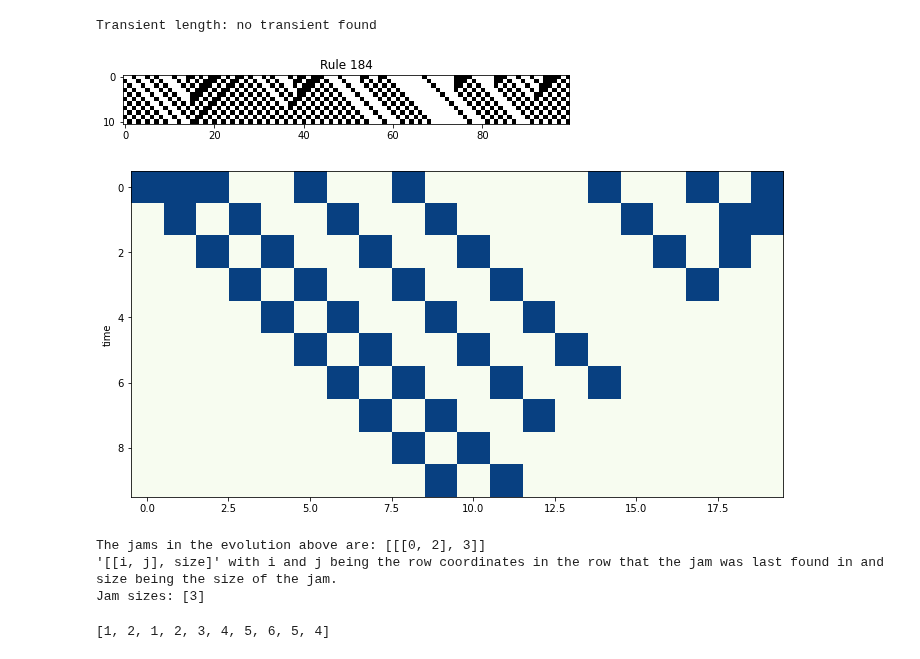
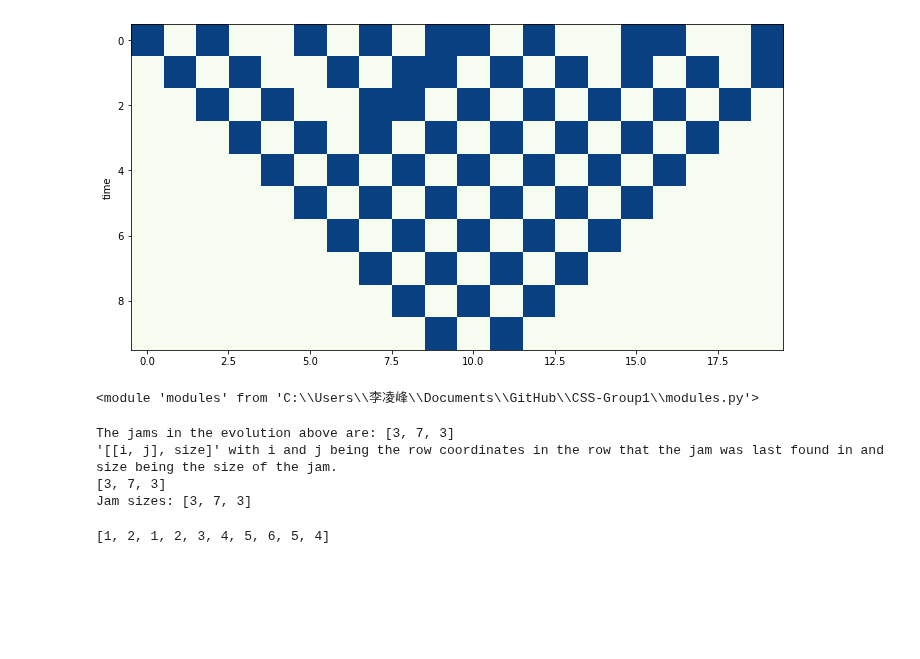
Before and after one commit to ThomasTenDamme/CSS-Group1, a Jupyter notebook: nb_lingfeng_version.ipynb, the cells around one changed output. Drawn from its saved outputs; the diff is of its cells as text; code cells hidden in the pictures; blank space fills up the shorter version.

```diff
--- a/nb_lingfeng_version.ipynb
+++ b/nb_lingfeng_version.ipynb
@@ -12,53 +16,36 @@ import matplotlib.pyplot as plt
-# %%
-ca_184 = CA()
-
-p = 0.5
-L = 100
-initial_state = ca_184.gen_initial_state_bernoulli(L, p)
-lambda_parameter, evolution = ca_184.gen_CA(L, r=1, k=2, dec_rule=184, t_end=10, s_q='0')
-transient_length = ca_184.calculate_transient_length()
-
-plt.figure(figsize=(8,10))
-plt.title(f'Rule 184')
-plt.imshow(evolution, cmap='binary')
-
-print(f"Transient length: {transient_length}")
-# %% [output]
-Transient length: no transient found
-[figure, removed]
+# %%
+p = 0.5
+L = 20
+T = int(L / 2)
+initial_state = modules.gen_initial_state_bernoulli(L, p)
+
+# print(cellular_automaton)
+cellular_automaton = cpl.evolve(initial_state, timesteps=T, memoize=True, apply_rule=lambda n, c, t: cpl.nks_rule(n, rule=184))
+cellular_automaton = modules.triangulize_evolution(cellular_automaton)
+
+fig, ax = plt.subplots(figsize=(12, 6))  # Adjust the size as needed
+cpl.plot(cellular_automaton, colormap='GnBu')
+# %% [output]
+[figure, added]
 # %%
 import cellpylib as cpl
 import numpy as np
-# %%
-importlib.reload(modules)
-from modules import triangulize_evolution
-
-p = 0.5
-L = 20
-T = int(L / 2)
-initial_state = ca_184.gen_initial_state_bernoulli(L, p)
-
-# print(cellular_automaton)
-cellular_automaton = cpl.evolve(initial_state, timesteps=T, memoize=True, apply_rule=lambda n, c, t: cpl.nks_rule(n, rule=184))
-cellular_automaton = triangulize_evolution(cellular_automaton)
-
-fig, ax = plt.subplots(figsize=(12, 6))  # Adjust the size as needed
-cpl.plot(cellular_automaton, colormap='GnBu')
-# %% [output]
-[figure, removed]
 # %%
 importlib.reload(modules)
 from modules import find_jams
 
-jams = find_jams(cellular_automaton)
-print(f"The jams in the evolution above are: {jams}")
+jam_sizes = modules.find_jams(cellular_automaton)
+print(f"The jams in the evolution above are: {jam_sizes}")
 print(f"\'[[i, j], size]\' with i and j being the row coordinates in the row that the jam was last found in and size being the size of the jam.")
-jam_sizes = [jam[1] for jam in jams]
+print(jam_sizes)
+
 print(f"Jam sizes: {jam_sizes}")
 # %% [output]
-The jams in the evolution above are: [[[0, 2], 3]]
-'[[i, j], size]' with i and j being the row coordinates in the row that the jam was last found in and size being the size of the jam.
-Jam sizes: [3]
+<module 'modules' from 'C:\\Users\\李凌峰\\Documents\\GitHub\\CSS-Group1\\modules.py'>
+The jams in the evolution above are: [3, 7, 3]
+'[[i, j], size]' with i and j being the row coordinates in the row that the jam was last found in and size being the size of the jam.
+[3, 7, 3]
+Jam sizes: [3, 7, 3]
 # %%
 importlib.reload(modules)
 from modules import triangulize_evolution
```
Also changed, not shown: parts of 10 cells of this notebook, 1 other file.
